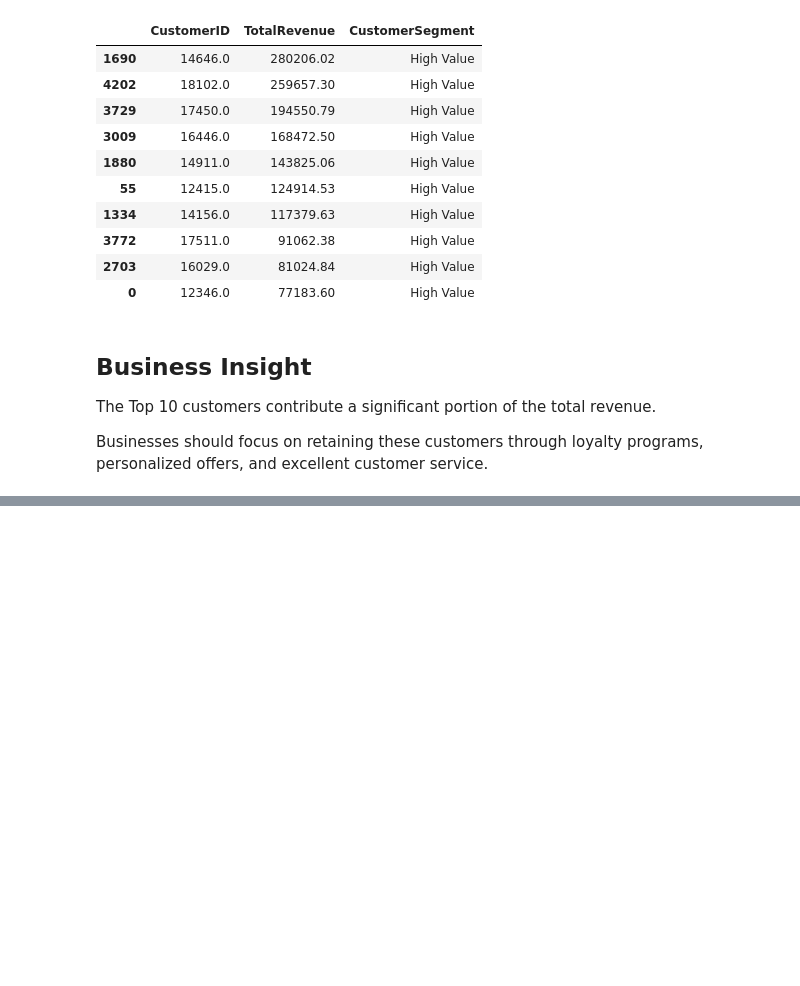
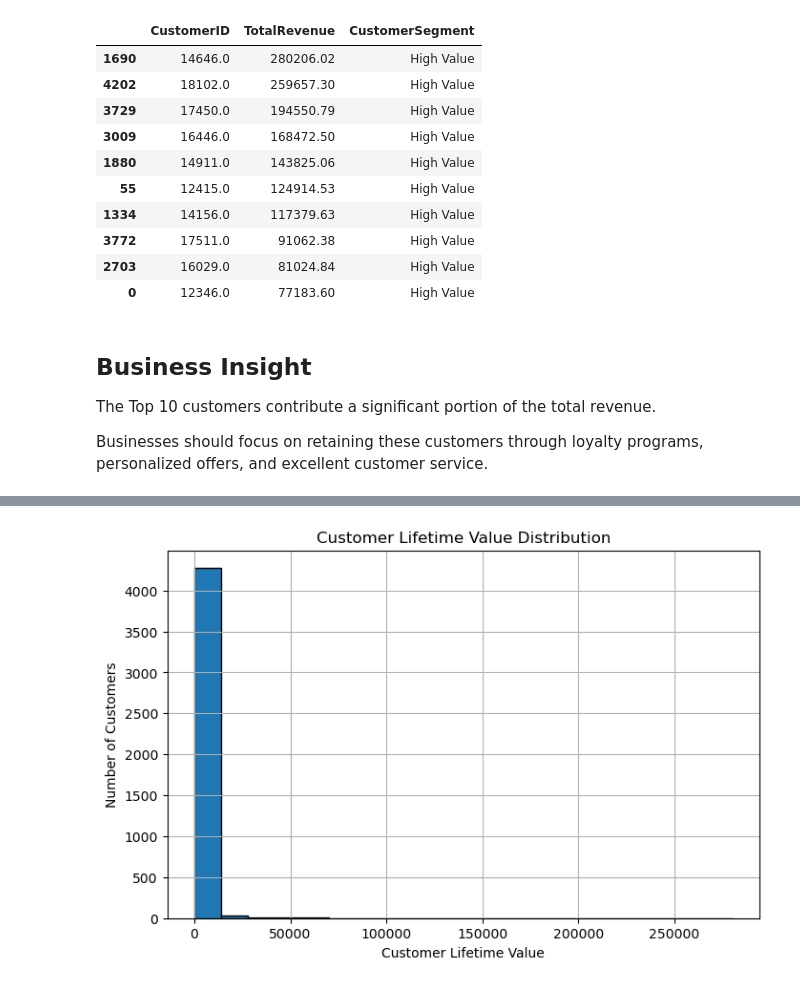
Before and after one commit to jyotidamji270804/cohort-retention-cltv-analysis, a Jupyter notebook: notebooks/02_cltv_analysis.ipynb, the cells around one changed output, grey strips where cells are left out. Drawn from its saved outputs; the diff is of its cells as text; code cells hidden in the pictures; blank space fills up the shorter version.

Commit message:
feat: Week 4 Day 2 - add CLTV distribution analysis

```diff
--- a/notebooks/02_cltv_analysis.ipynb
+++ b/notebooks/02_cltv_analysis.ipynb
@@ -227,0 +236,20 @@ Businesses should focus on retaining these customers through loyalty programs, p
+# %%
+import matplotlib.pyplot as plt
+
+plt.figure(figsize=(8,5))
+
+plt.hist(
+    customer_revenue["TotalRevenue"],
+    bins=20,
+    edgecolor="black"
+)
+
+plt.title("Customer Lifetime Value Distribution")
+plt.xlabel("Customer Lifetime Value")
+plt.ylabel("Number of Customers")
+
+plt.grid(True)
+
+plt.show()
+# %% [output]
+[figure, added]
```
Also changed, not shown: parts of 4 cells of this notebook.
